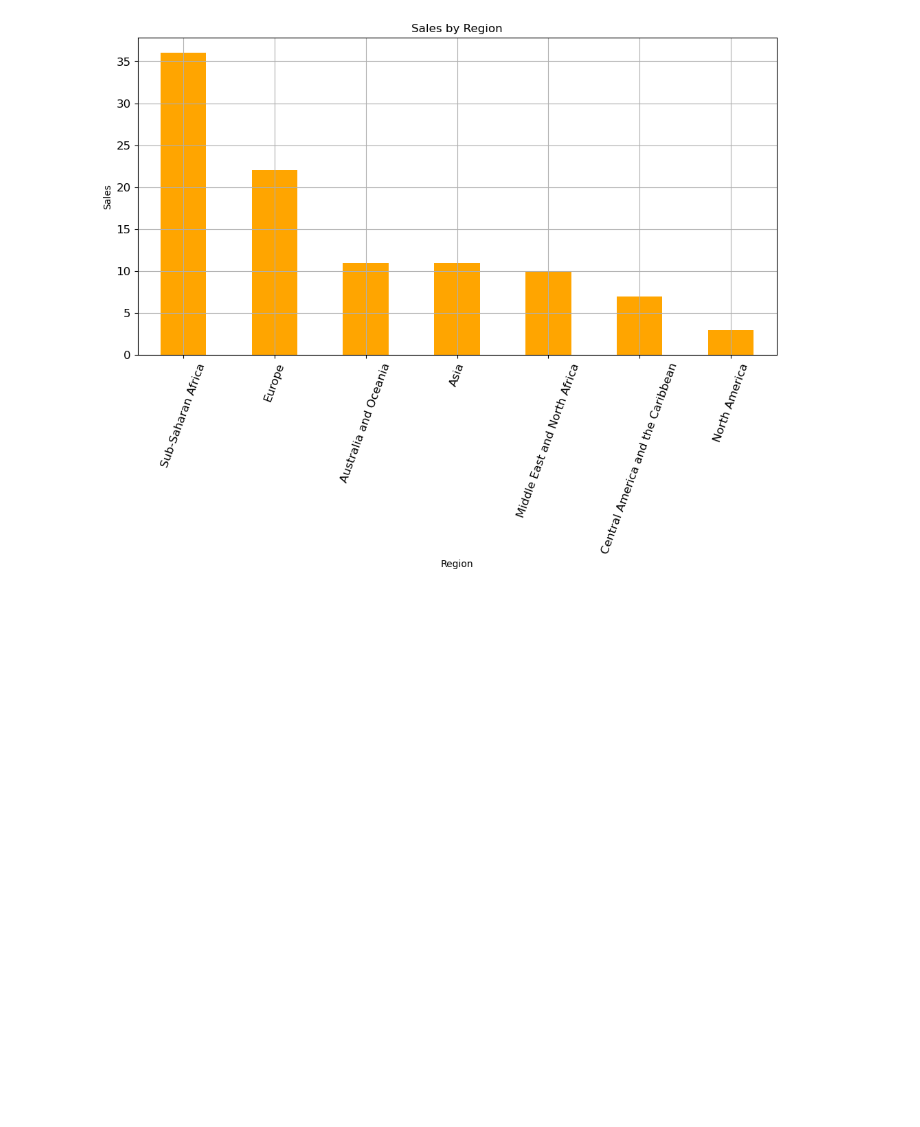
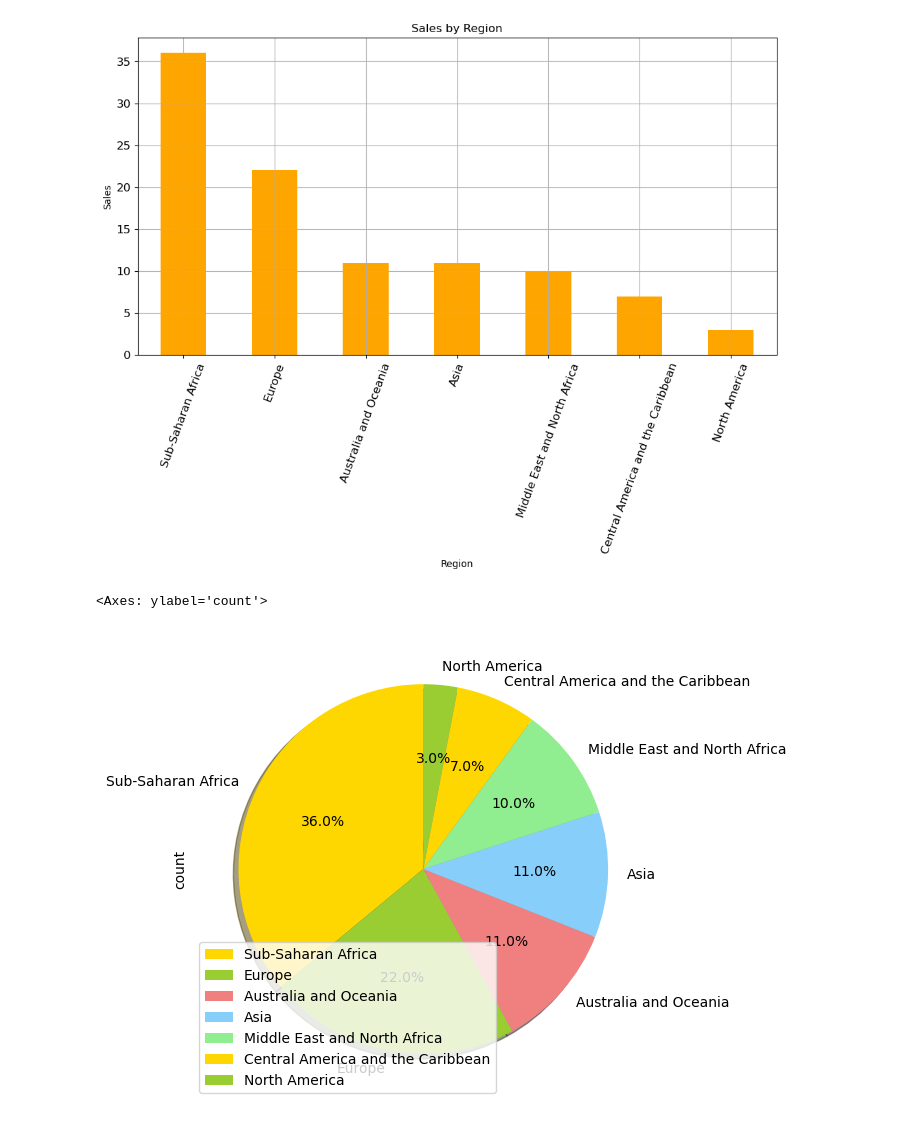
Before and after one commit to amaan-igs/Data-Analytics, a Jupyter notebook: Pandas-Visualization.ipynb, the cells around one changed output. Cells and saved outputs as stored; diff of their text form; code cells hidden in the pictures; blank space fills up the shorter version.

Commit message:
charts added

```diff
--- a/Pandas-Visualization.ipynb
+++ b/Pandas-Visualization.ipynb
@@ -3,7 +3,7 @@
 # %%
 import pandas as pd
 # %%
-df = pd.read_csv('F:\Datasets\Salesrec.csv')
+df = pd.read_csv('./Datasets/Salesrec.csv')
 # %%
 # df.to_csv('updated-emp.csv', index=False)
 # %%
@@ -66,3 +66,9 @@ cbr.plot( x=x , y=y , kind='bar' , figsize=(12,6) , title ='Sales by Region' ,
 # %% [output]
 <Axes: title={'center': 'Sales by Region'}, xlabel='Region', ylabel='Sales'>
 [figure]
+# %%
+cbr.plot(kind='pie', figsize=(6, 6), autopct='%1.1f%%', startangle=90, shadow=True, legend=True,
+         labels=x, colors=['gold', 'yellowgreen', 'lightcoral', 'lightskyblue', 'lightgreen'])
+# %% [output]
+<Axes: ylabel='count'>
+[figure, added]
```
Also changed, not shown: parts of 2 cells of this notebook.
